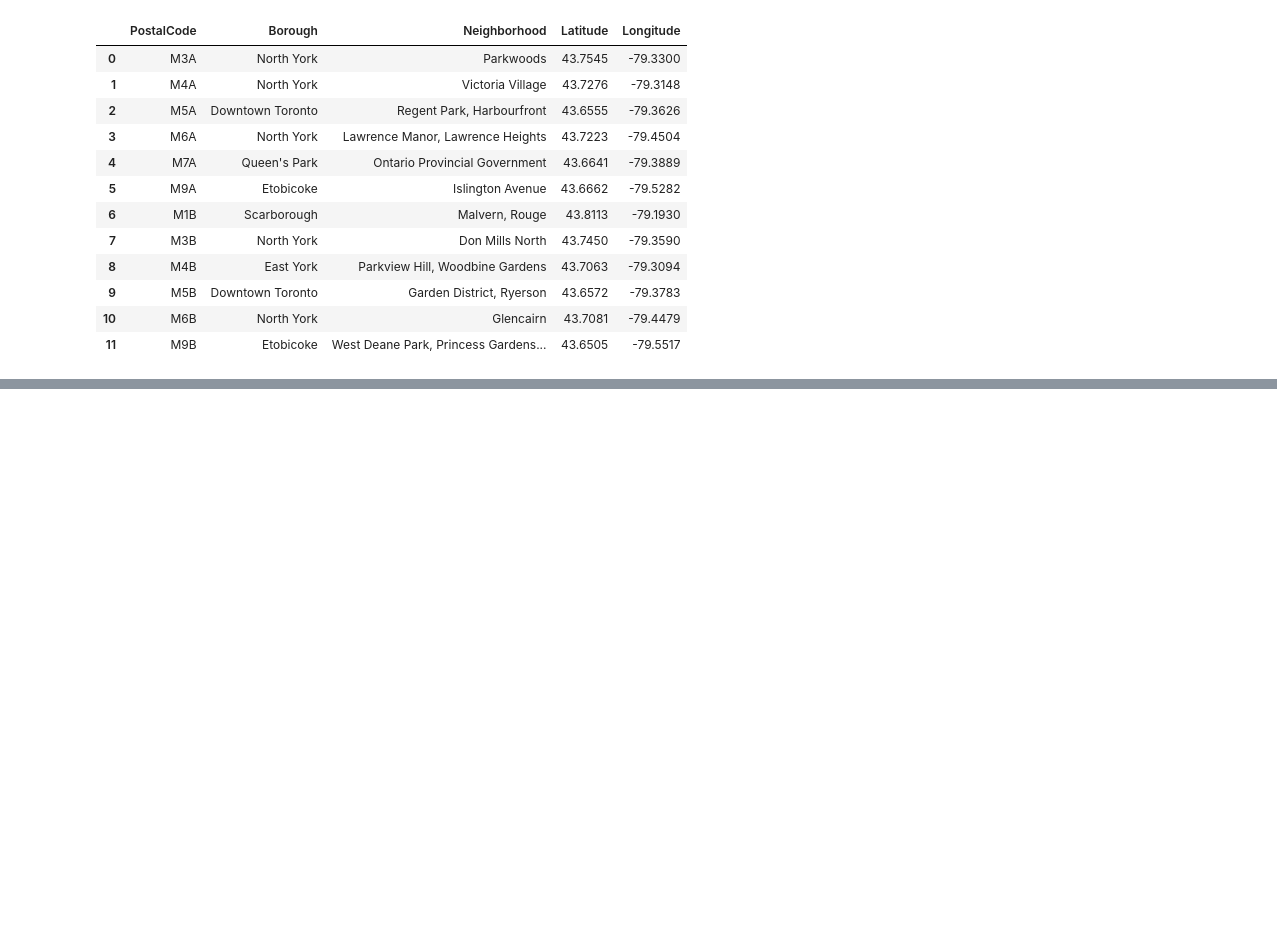
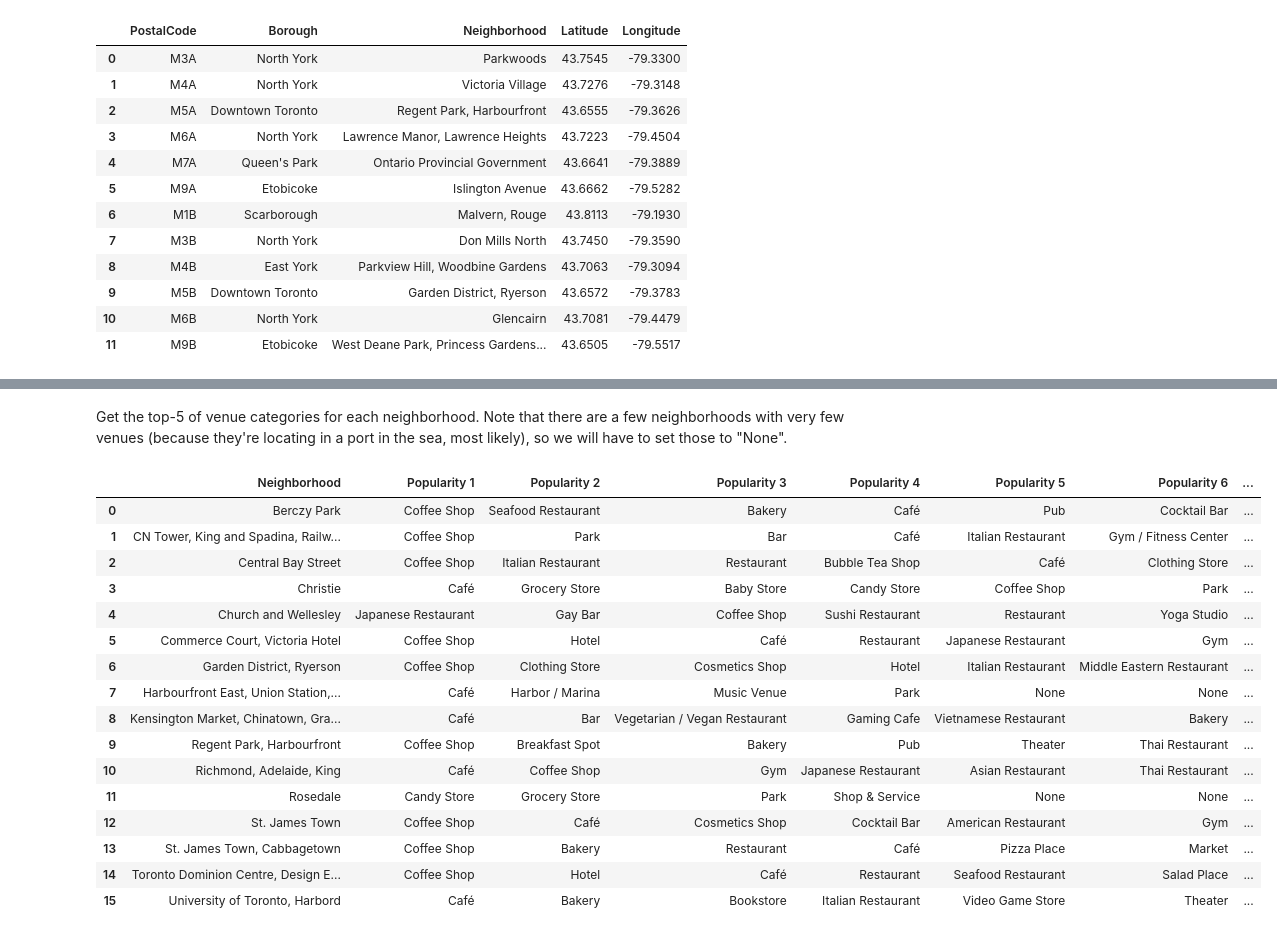
Before and after one commit to MerelVergaaij/CourseraCapstone, a Jupyter notebook: TorontoNeighborhoods.ipynb, the cells around one changed output, grey strips where cells are left out. Drawn from its saved outputs; the diff is of its cells as text; code cells hidden in the pictures; blank space fills up the shorter version.

```diff
--- a/TorontoNeighborhoods.ipynb
+++ b/TorontoNeighborhoods.ipynb
@@ -129,0 +154,4 @@ neighborhoodsToronto.head(12)
+# %%
+downtownToronto = neighborhoodsToronto[ neighborhoodsToronto['Borough'] == 'Downtown Toronto'].reset_index(drop=True)
+
+print(f'There are {downtownToronto.shape[0]} neighborhoods in Downtown Toronto.')
@@ -129,0 +399,58 @@ neighborhoodsToronto.head(12)
+# %% [markdown]
+Get the top-5 of venue categories for each neighborhood. Note that there are a few neighborhoods with very few venues (because they're locating in a port in the sea, most likely), so we will have to set those to "None".
+# %%
+def getTopTen( neighborhoodData ):
+    # Remove first column (this is the neighborhood name)
+    venueCategories = neighborhoodData.iloc[1:]
+
+    # Remove columns wich are 0
+    venueCategories = venueCategories[ venueCategories.iloc[:] > 0]
+    venueCategories = venueCategories.sort_values(ascending=False)
+
+    # Prepare for result dataframe
+    columns = ['Neighborhood']
+    data = [neighborhoodData.iloc[0]]
+    # Extract the top 10, if too short append None's
+    venueCategoriesTopTen = []
+    for index in range(10):
+        try:
+            data.append(venueCategories.index.values[index])
+        except:
+            data.append('None')
+
+        columns.append(f'Popularity {index + 1}')
+
+    #data = [neighborhoodData.iloc[0]]
+    #data.append(venueCategoriesTopTen)
+    result = pd.DataFrame(columns = columns)
+    result.loc[0,:] = data
+
+    return result.reset_index()
+# %%
+for neighborhoodIndex in range(venuesFrequency.shape[0]):
+    if neighborhoodIndex == 0:
+        venuePopularity = getTopTen( venuesFrequency.iloc[neighborhoodIndex, :] )
+    else:
+        venuePopularity_new = getTopTen( venuesFrequency.iloc[neighborhoodIndex, :] )
+        venuePopularity = pd.concat([venuePopularity, venuePopularity_new], ignore_index=True)
+
+venuePopularity.drop('index', axis=1, inplace=True)
+venuePopularity
+# %% [output]
+|  | Neighborhood | Popularity 1 | Popularity 2 | Popularity 3 | Popularity 4 | Popularity 5 | Popularity 6 | ... |
+| 0 | Berczy Park | Coffee Shop | Seafood Restaurant | Bakery | Café | Pub | Cocktail Bar | ... |
+| 1 | CN Tower, King and Spadina, Railw... | Coffee Shop | Park | Bar | Café | Italian Restaurant | Gym / Fitness Center | ... |
+| 2 | Central Bay Street | Coffee Shop | Italian Restaurant | Restaurant | Bubble Tea Shop | Café | Clothing Store | ... |
+| 3 | Christie | Café | Grocery Store | Baby Store | Candy Store | Coffee Shop | Park | ... |
+| 4 | Church and Wellesley | Japanese Restaurant | Gay Bar | Coffee Shop | Sushi Restaurant | Restaurant | Yoga Studio | ... |
+| 5 | Commerce Court, Victoria Hotel | Coffee Shop | Hotel | Café | Restaurant | Japanese Restaurant | Gym | ... |
+| 6 | Garden District, Ryerson | Coffee Shop | Clothing Store | Cosmetics Shop | Hotel | Italian Restaurant | Middle Eastern Restaurant | ... |
+| 7 | Harbourfront East, Union Station,... | Café | Harbor / Marina | Music Venue | Park | None | None | ... |
+| 8 | Kensington Market, Chinatown, Gra... | Café | Bar | Vegetarian / Vegan Restaurant | Gaming Cafe | Vietnamese Restaurant | Bakery | ... |
+| 9 | Regent Park, Harbourfront | Coffee Shop | Breakfast Spot | Bakery | Pub | Theater | Thai Restaurant | ... |
+| 10 | Richmond, Adelaide, King | Café | Coffee Shop | Gym | Japanese Restaurant | Asian Restaurant | Thai Restaurant | ... |
+| 11 | Rosedale | Candy Store | Grocery Store | Park | Shop & Service | None | None | ... |
+| 12 | St. James Town | Coffee Shop | Café | Cosmetics Shop | Cocktail Bar | American Restaurant | Gym | ... |
+| 13 | St. James Town, Cabbagetown | Coffee Shop | Bakery | Restaurant | Café | Pizza Place | Market | ... |
+| 14 | Toronto Dominion Centre, Design E... | Coffee Shop | Hotel | Café | Restaurant | Seafood Restaurant | Salad Place | ... |
+| 15 | University of Toronto, Harbord | Café | Bakery | Bookstore | Italian Restaurant | Video Game Store | Theater | ... |
```
Also changed, not shown: parts of 31 cells of this notebook.
